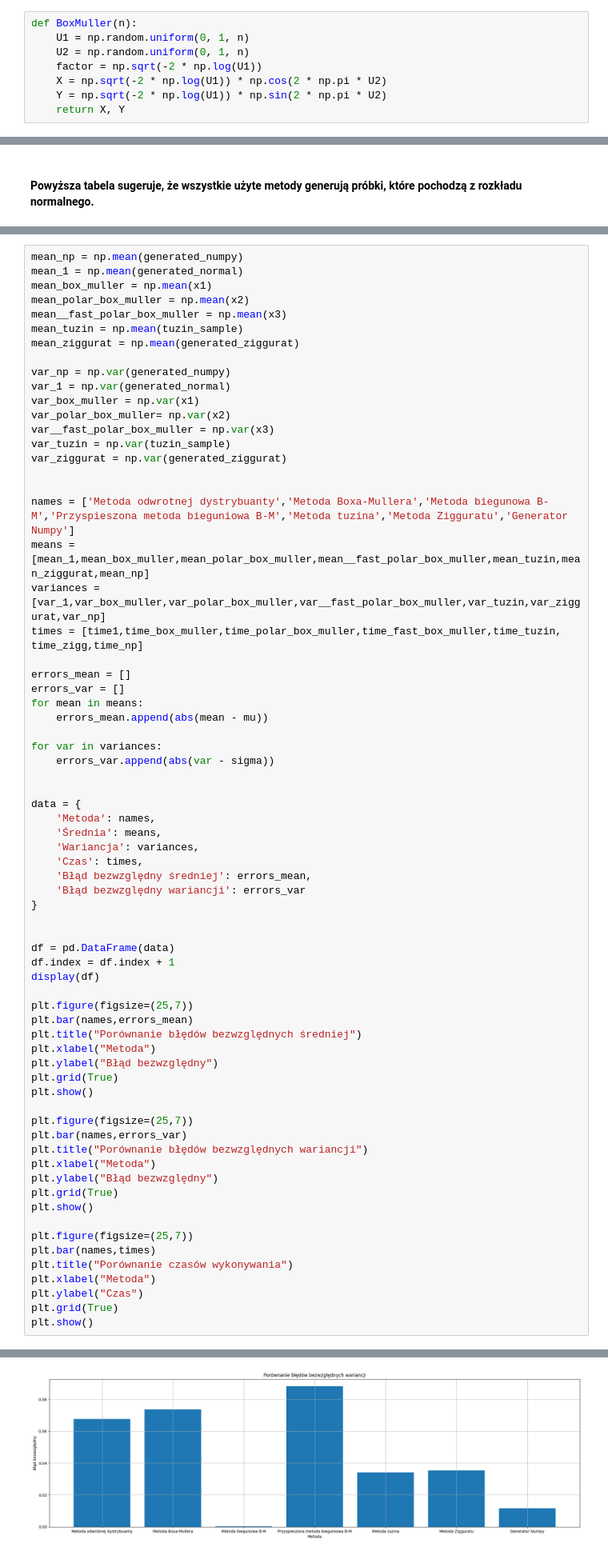
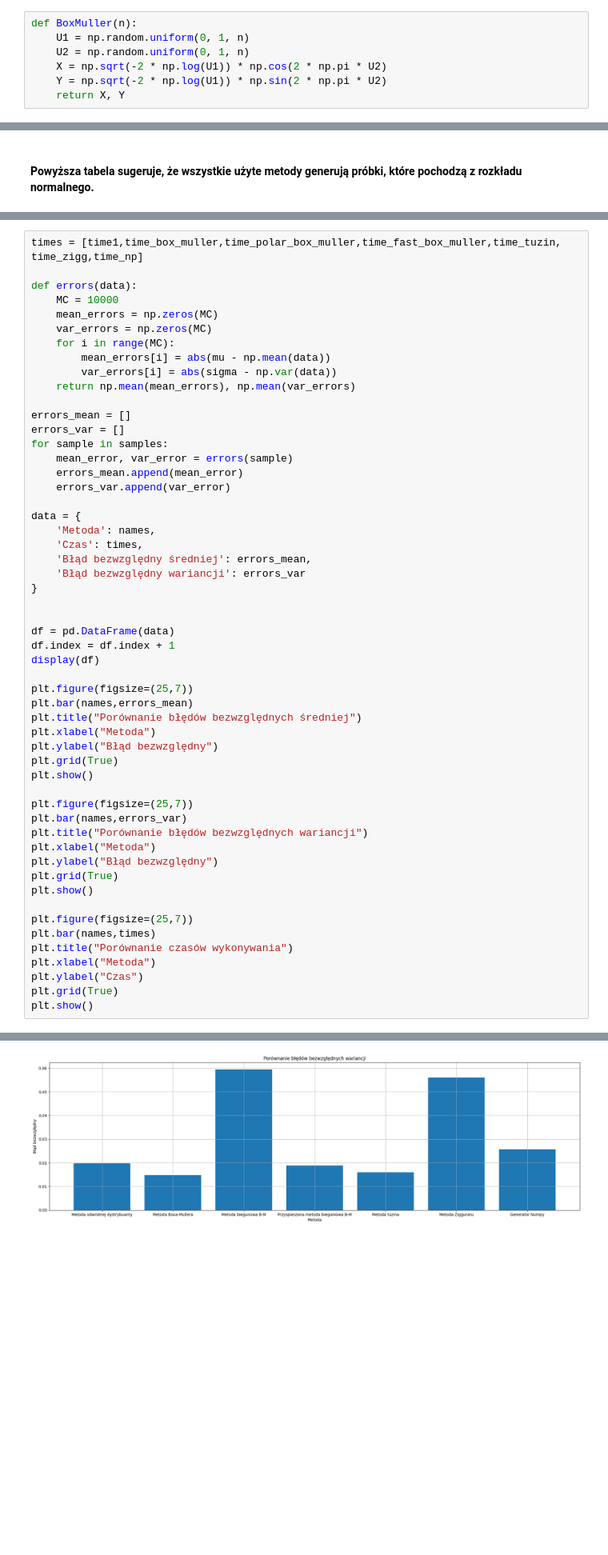
Before and after one commit to mathieuboro/symulacje, a Jupyter notebook: Raport_Sym.ipynb, the cells around one changed output, grey strips where cells are left out. Shown at 80% size. Saved outputs shown, nothing was run; the diff lists cells and outputs as text; blank space fills up the shorter version.

```diff
--- a/Raport_Sym.ipynb
+++ b/Raport_Sym.ipynb
@@ -393,7 +389,6 @@ Poniżej znajduje się implementacja tej metody.
 def BoxMuller(n):
     U1 = np.random.uniform(0, 1, n)
     U2 = np.random.uniform(0, 1, n)
-    factor = np.sqrt(-2 * np.log(U1))
     X = np.sqrt(-2 * np.log(U1)) * np.cos(2 * np.pi * U2)
     Y = np.sqrt(-2 * np.log(U1)) * np.sin(2 * np.pi * U2)
     return X, Y
@@ -749,39 +744,24 @@ Kolejnym krokiem jest zmierzenie dokładności generowanych próbek, poprzez wyl
 # %%
-mean_np = np.mean(generated_numpy)
-mean_1 = np.mean(generated_normal)
-mean_box_muller = np.mean(x1)
-mean_polar_box_muller = np.mean(x2)
-mean__fast_polar_box_muller = np.mean(x3)
-mean_tuzin = np.mean(tuzin_sample)
-mean_ziggurat = np.mean(generated_ziggurat)
+times = [time1,time_box_muller,time_polar_box_muller,time_fast_box_muller,time_tuzin, time_zigg,time_np]
 
-var_np = np.var(generated_numpy)
-var_1 = np.var(generated_normal)
-var_box_muller = np.var(x1)
-var_polar_box_muller= np.var(x2)
-var__fast_polar_box_muller = np.var(x3)
-var_tuzin = np.var(tuzin_sample)
-var_ziggurat = np.var(generated_ziggurat)
-
-
-names = ['Metoda odwrotnej dystrybuanty','Metoda Boxa-Mullera','Metoda biegunowa B-M','Przyspieszona metoda bieguniowa B-M','Metoda tuzina','Metoda Zigguratu','Generator Numpy']
-means = [mean_1,mean_box_muller,mean_polar_box_muller,mean__fast_polar_box_muller,mean_tuzin,mean_ziggurat,mean_np]
-variances = [var_1,var_box_muller,var_polar_box_muller,var__fast_polar_box_muller,var_tuzin,var_ziggurat,var_np]
-times = [time1,time_box_muller,time_polar_box_muller,time_fast_box_muller,time_tuzin, time_zigg,time_np]
+def errors(data):
+    MC = 10000
+    mean_errors = np.zeros(MC)
+    var_errors = np.zeros(MC)
+    for i in range(MC):
+        mean_errors[i] = abs(mu - np.mean(data))
+        var_errors[i] = abs(sigma - np.var(data))
+    return np.mean(mean_errors), np.mean(var_errors)
 
 errors_mean = []
 errors_var = []
-for mean in means:
-    errors_mean.append(abs(mean - mu))
-
-for var in variances:
-    errors_var.append(abs(var - sigma))
-
+for sample in samples:
+    mean_error, var_error = errors(sample)
+    errors_mean.append(mean_error)
+    errors_var.append(var_error)
 
 data = {
     'Metoda': names,
-    'Średnia': means,
-    'Wariancja': variances,
     'Czas': times,
     'Błąd bezwzględny średniej': errors_mean,
     'Błąd bezwzględny wariancji': errors_var
@@ -828 +808 @@ plt.show()
-[figure, old version]
+[figure, new version]
```
Also changed, not shown: parts of 14 cells of this notebook.
